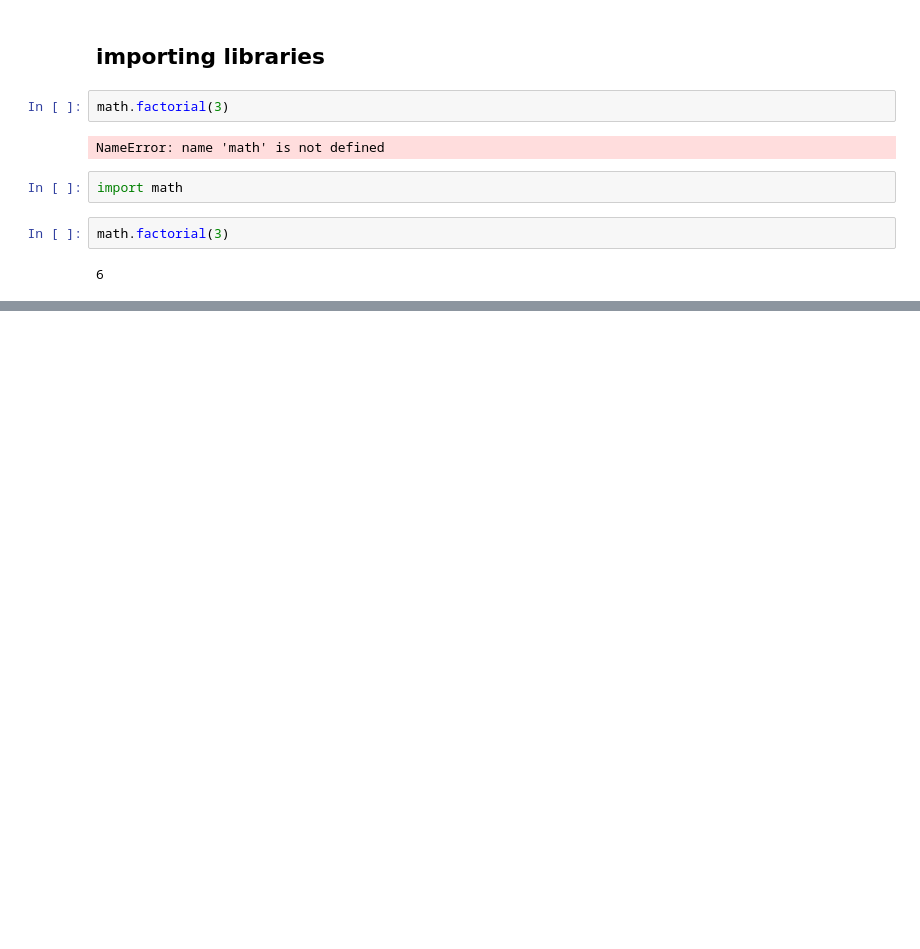
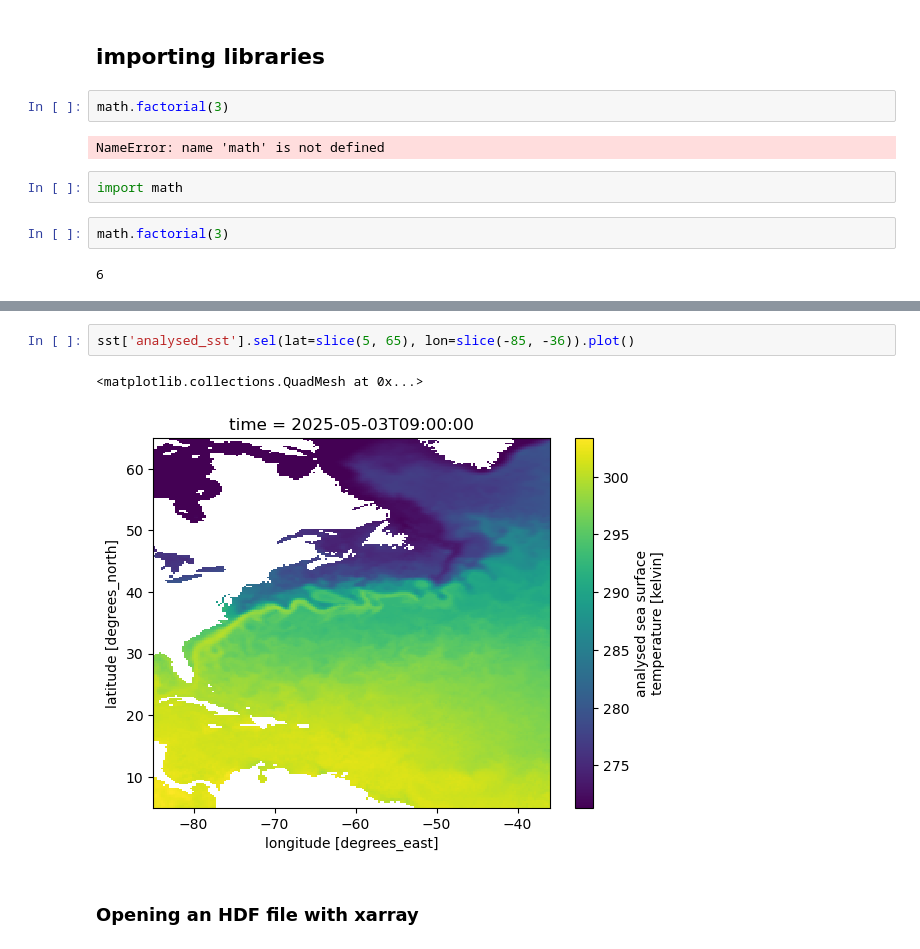
Before and after one commit to NASA-SARP/deepening_skills_lessons, a Jupyter notebook: lesson3/lesson3.ipynb, the cells around one changed output, grey strips where cells are left out. Saved outputs shown, nothing was run; the diff lists cells and outputs as text; blank space fills up the shorter version.

```diff
--- a/lesson3/lesson3.ipynb
+++ b/lesson3/lesson3.ipynb
@@ -188,0 +341,7 @@ pd.set_option('display.max_columns', 6)
+# %%
+sst['analysed_sst'].sel(lat=slice(5, 65), lon=slice(-85, -36)).plot()
+# %% [output]
+<matplotlib.collections.QuadMesh at 0x...>
+[figure, added]
+# %% [markdown]
+### Opening an HDF file with xarray
```
Also changed, not shown: parts of 114 cells of this notebook, 4 other files.
